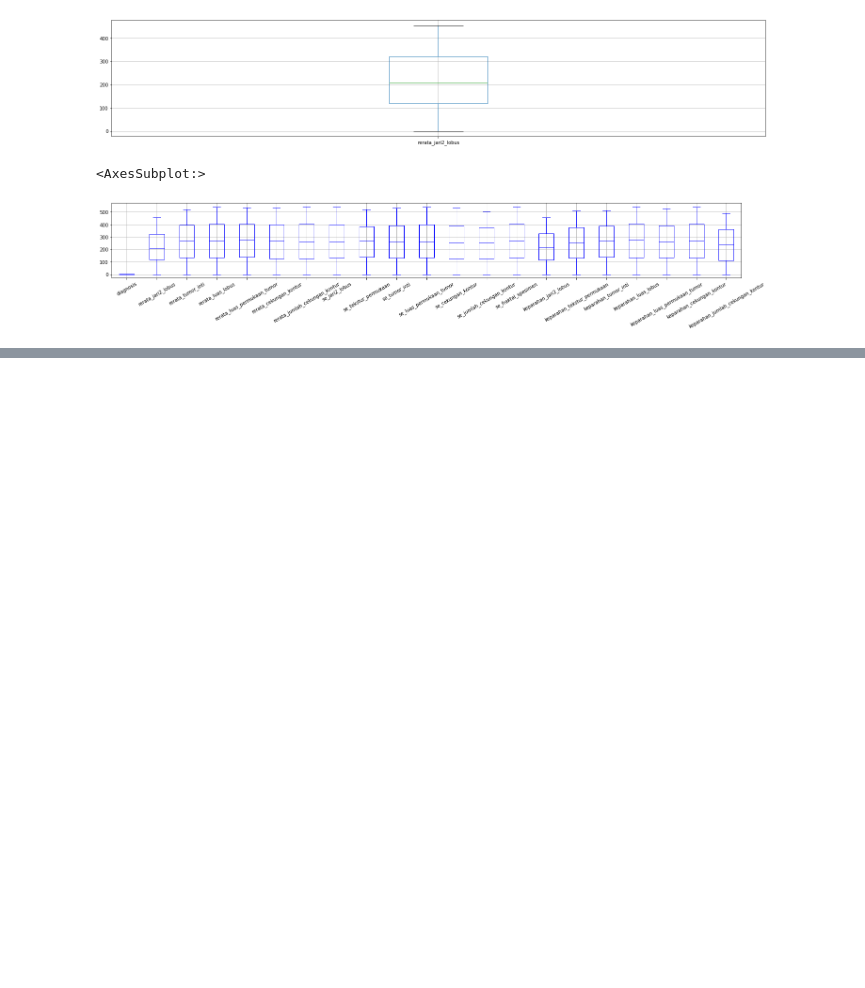
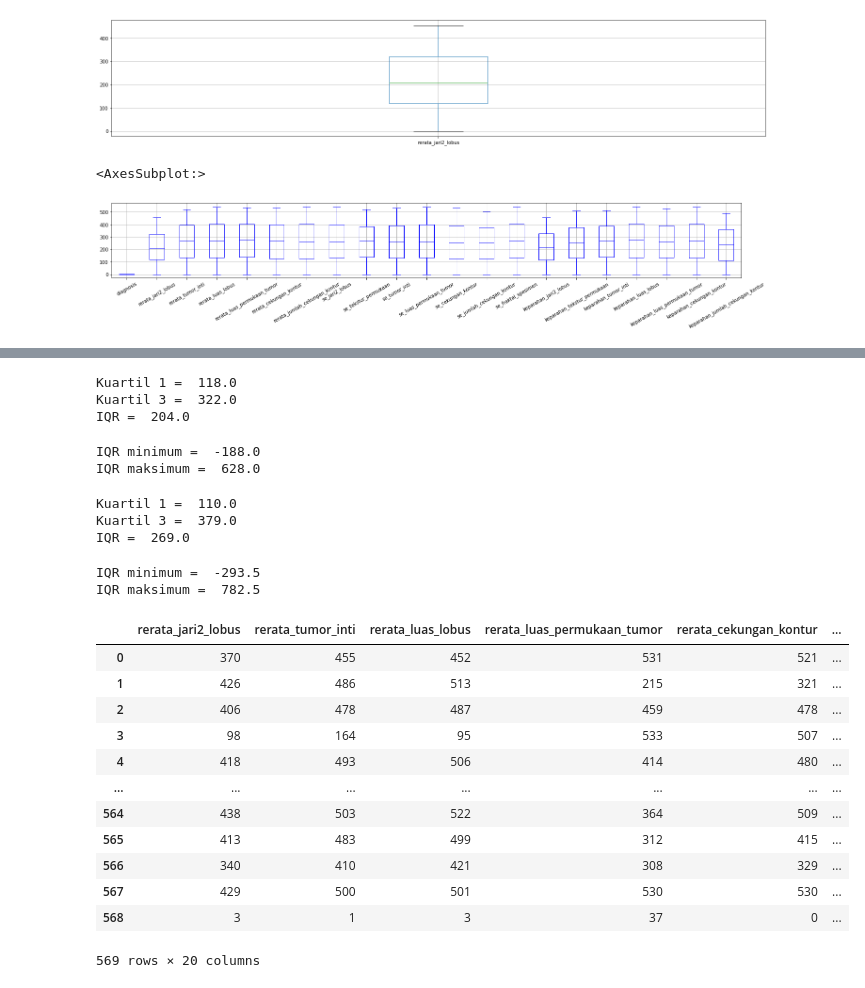
Before and after one commit to Nurtrira06/PROYEK3, a Jupyter notebook: Jupyter/Rename columns & Outliers.ipynb, the cells around one changed output, grey strips where cells are left out. Cells and saved outputs as stored; diff of their text form; code cells hidden in the pictures; blank space fills up the shorter version.

```diff
--- a/Jupyter/Rename columns & Outliers.ipynb
+++ b/Jupyter/Rename columns & Outliers.ipynb
@@ -207,0 +229,17 @@ df.boxplot(grid='true', color='blue',fontsize=10, rot=30 )
+# %%
+print('Kuartil 1 = ', Q1)
+print('Kuartil 3 = ', Q3)
+print('IQR = ', IQR)
+# %% [output]
+Kuartil 1 =  118.0
+Kuartil 3 =  322.0
+IQR =  204.0
+# %%
+min_IQR = Q1 - 1.5 * IQR
+max_IQR = Q3 + 1.5 * IQR
+
+print('IQR minimum = ', min_IQR)
+print('IQR maksimum = ', max_IQR)
+# %% [output]
+IQR minimum =  -188.0
+IQR maksimum =  628.0
@@ -207,0 +252,17 @@ df.boxplot(grid='true', color='blue',fontsize=10, rot=30 )
+# %%
+print('Kuartil 1 = ', Q1)
+print('Kuartil 3 = ', Q3)
+print('IQR = ', IQR)
+# %% [output]
+Kuartil 1 =  110.0
+Kuartil 3 =  379.0
+IQR =  269.0
+# %%
+min_IQR = Q1 - 1.5 * IQR
+max_IQR = Q3 + 1.5 * IQR
+
+print('IQR minimum = ', min_IQR)
+print('IQR maksimum = ', max_IQR)
+# %% [output]
+IQR minimum =  -293.5
+IQR maksimum =  782.5
@@ -207,0 +272,18 @@ df.boxplot(grid='true', color='blue',fontsize=10, rot=30 )
+# %%
+df.drop(['diagnosis'],axis=1,inplace=True)
+# %%
+df
+# %% [output]
+|  | rerata_jari2_lobus | rerata_tumor_inti | rerata_luas_lobus | rerata_luas_permukaan_tumor | rerata_cekungan_kontur | ... |
+| 0 | 370 | 455 | 452 | 531 | 521 | ... |
+| 1 | 426 | 486 | 513 | 215 | 321 | ... |
+| 2 | 406 | 478 | 487 | 459 | 478 | ... |
+| 3 | 98 | 164 | 95 | 533 | 507 | ... |
+| 4 | 418 | 493 | 506 | 414 | 480 | ... |
+| ... | ... | ... | ... | ... | ... | ... |
+| 564 | 438 | 503 | 522 | 364 | 509 | ... |
+| 565 | 413 | 483 | 499 | 312 | 415 | ... |
+| 566 | 340 | 410 | 421 | 308 | 329 | ... |
+| 567 | 429 | 500 | 501 | 530 | 530 | ... |
+| 568 | 3 | 1 | 3 | 37 | 0 | ... |
+569 rows × 20 columns
```
Also changed, not shown: parts of 26 cells of this notebook, 1 other file.
